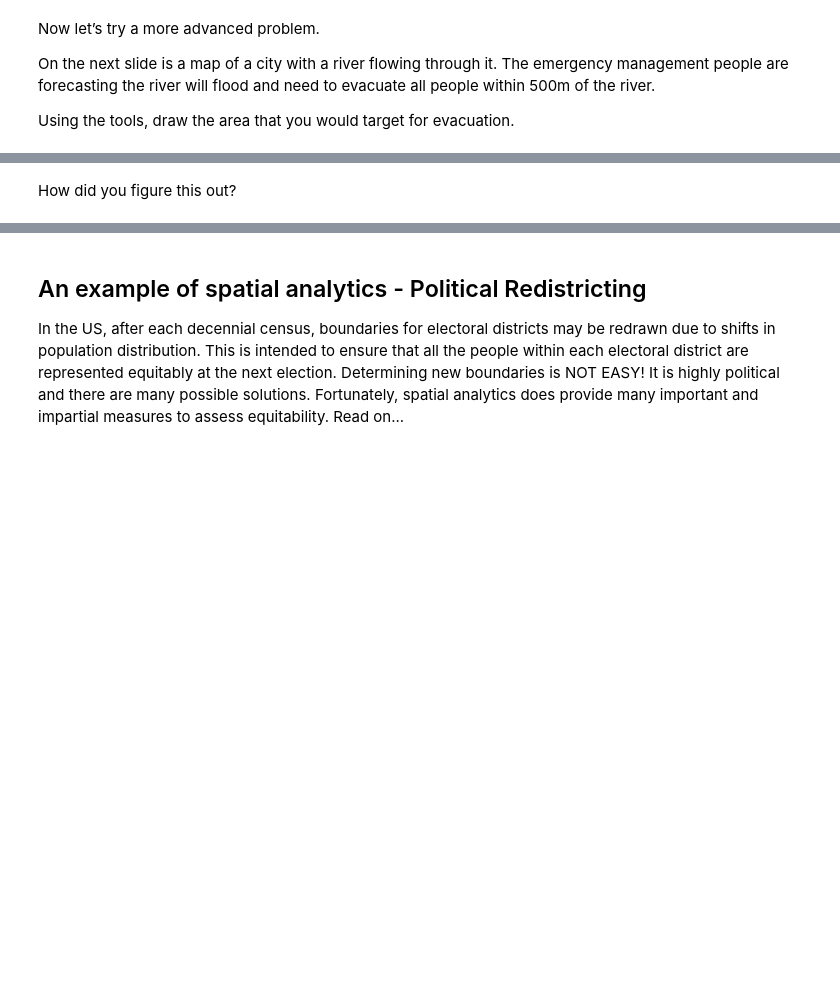
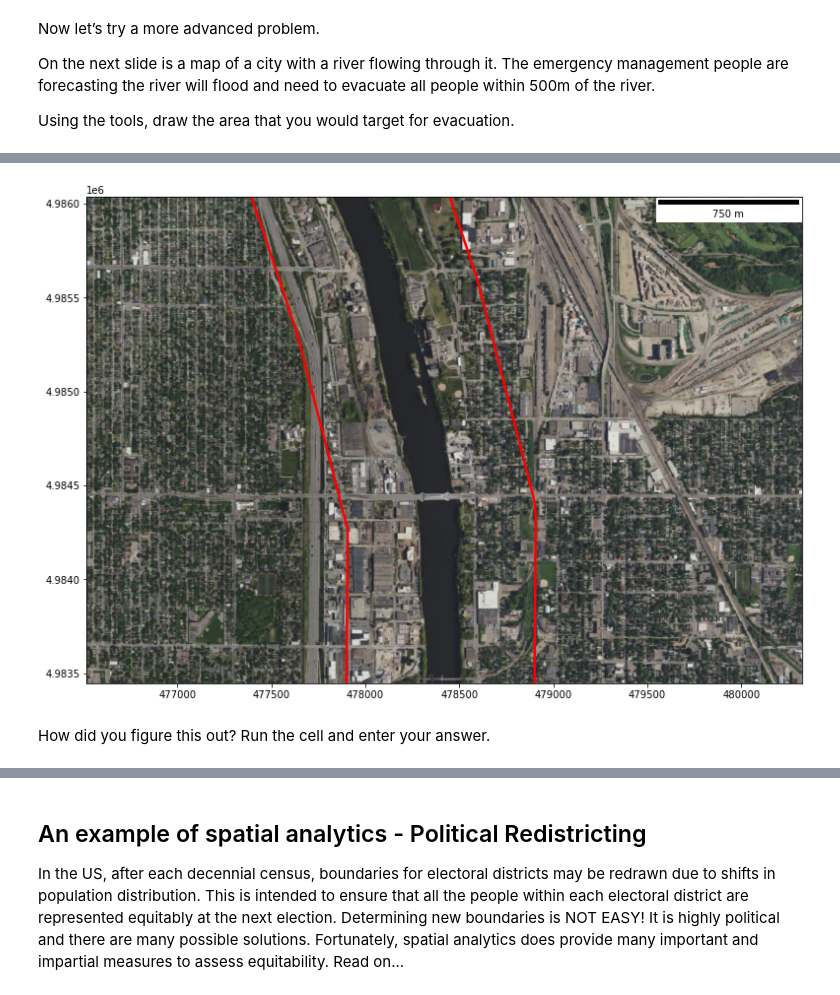
Before and after one commit to hourofci/lessons-dev, a Jupyter notebook: beginner-lessons/spatial-modeling-analytics/sma-2.ipynb, the cells around one changed output, grey strips where cells are left out. Cells and saved outputs as stored; diff of their text form; code cells hidden in the pictures; blank space fills up the shorter version.

```diff
--- a/beginner-lessons/spatial-modeling-analytics/sma-2.ipynb
+++ b/beginner-lessons/spatial-modeling-analytics/sma-2.ipynb
@@ -202,25 +207,27 @@ IFrame("supplementary/drawing.html", width=984, height=600)
 # %%
 import rasterio
 import matplotlib.pyplot as plt
 from shapely.geometry import Polygon
 
-river_centerline = rasterio.open('supplementary/sma2_river.tif')
+raster = rasterio.open('supplementary/sma2_river.tif')
 fig, ax = plt.subplots(figsize=(13, 13))
-rasterio.plot.show(river_centerline, ax=ax)
+rasterio.plot.show(raster, ax=ax)
 river_centerline.crs = 3174
 buffer = river_centerline.buffer(500) # a buffer of 500 m around the river center line
 
 bounding = Polygon([[475700,4986050],[481376,4986050],[481353,4983439],[475717,4983439]]) #base map extent
 
-# Crop the buffer polygon to the base map extent
+# Cropp the buffer polygon to the base map extent
 cropped = buffer[0].intersection(bounding)
 cropped_buffer = gpd.GeoDataFrame([cropped], geometry = [cropped])
 
 cropped_buffer.plot(ax=ax, facecolor='none', edgecolor='red', linewidth=2.5)
 ax.add_artist(ScaleBar(1))
 # river_centerline.plot(ax=ax, facecolor='none', edgecolor='blue', linewidth=5)
 
 plt.show()
+# %% [output]
+[figure, added]
 # %% [markdown]
-How did you figure this out?
+How did you figure this out? Run the cell and enter your answer.
 # %%
```
Also changed, not shown: parts of 12 cells of this notebook, 29 other files.
